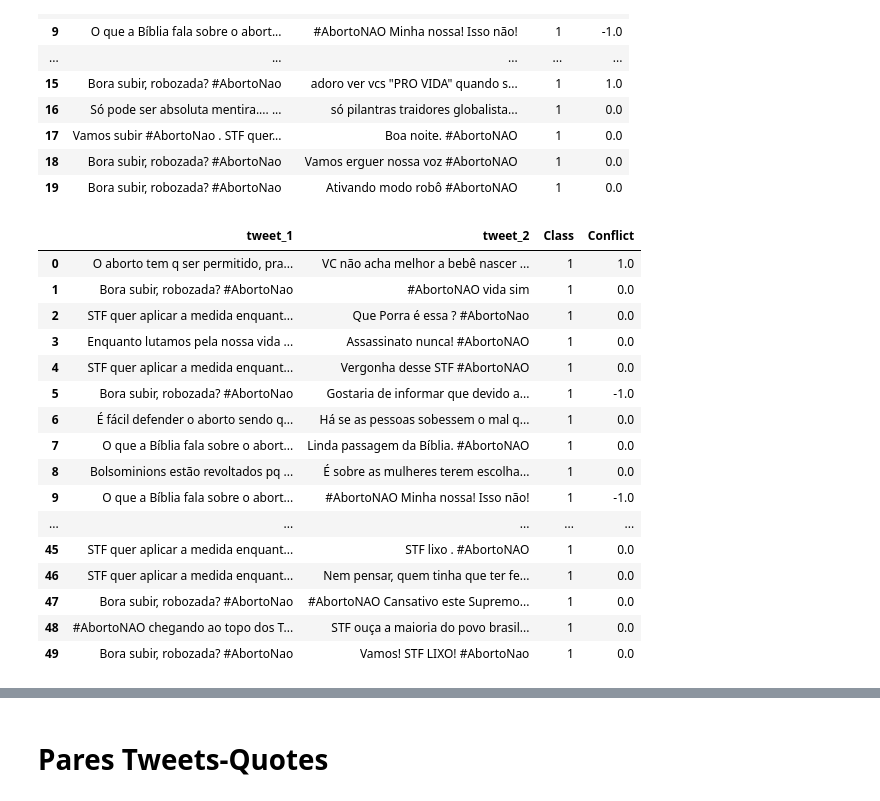
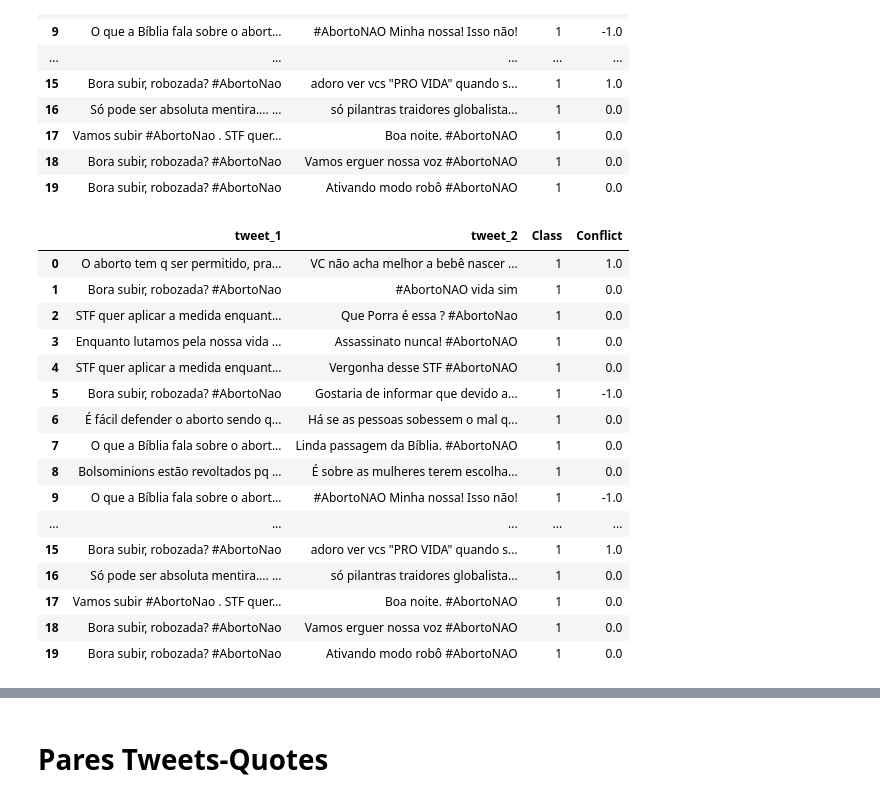
Before and after one commit to caiocardosost/RiftSense, a Jupyter notebook: notebooks/Dataset/tabela_de_contingencia/tabela_de_contingencia_aborto.ipynb, the cells around one changed output, grey strips where cells are left out. Saved outputs shown, nothing was run; the diff lists cells and outputs as text; code cells hidden in the pictures.

Commit message:
Update 'classificado','divergencias' and 'tabela_de_contingencia' notebook ('aborto' and 'mandetta')

```diff
--- a/notebooks/Dataset/tabela_de_contingencia/tabela_de_contingencia_aborto.ipynb
+++ b/notebooks/Dataset/tabela_de_contingencia/tabela_de_contingencia_aborto.ipynb
@@ -96,25 +96,25 @@ df_caio.head(20)
 | 18 | Bora subir, robozada? #AbortoNao | Vamos erguer nossa voz #AbortoNAO | 1 | 0.0 |
 | 19 | Bora subir, robozada? #AbortoNao | Ativando modo robô #AbortoNAO | 1 | 0.0 |
 # %%
-df_victor.head(50)
+df_victor.head(20)
 # %% [output]
 |  | tweet_1 | tweet_2 | Class | Conflict |
 | 0 | O aborto tem q ser permitido, pra... | VC não acha melhor a bebê nascer ... | 1 | 1.0 |
 | 1 | Bora subir, robozada? #AbortoNao | #AbortoNAO vida sim | 1 | 0.0 |
 | 2 | STF quer aplicar a medida enquant... | Que Porra é essa ? #AbortoNao | 1 | 0.0 |
 | 3 | Enquanto lutamos pela nossa vida ... | Assassinato nunca! #AbortoNAO | 1 | 0.0 |
 | 4 | STF quer aplicar a medida enquant... | Vergonha desse STF #AbortoNAO | 1 | 0.0 |
 | 5 | Bora subir, robozada? #AbortoNao | Gostaria de informar que devido a... | 1 | -1.0 |
 | 6 | É fácil defender o aborto sendo q... | Há se as pessoas sobessem o mal q... | 1 | 0.0 |
 | 7 | O que a Bíblia fala sobre o abort... | Linda passagem da Bíblia. #AbortoNAO | 1 | 0.0 |
 | 8 | Bolsominions estão revoltados pq ... | É sobre as mulheres terem escolha... | 1 | 0.0 |
 | 9 | O que a Bíblia fala sobre o abort... | #AbortoNAO Minha nossa! Isso não! | 1 | -1.0 |
 | ... | ... | ... | ... | ... |
-| 45 | STF quer aplicar a medida enquant... | STF lixo . #AbortoNAO | 1 | 0.0 |
-| 46 | STF quer aplicar a medida enquant... | Nem pensar, quem tinha que ter fe... | 1 | 0.0 |
-| 47 | Bora subir, robozada? #AbortoNao | #AbortoNAO Cansativo este Supremo... | 1 | 0.0 |
-| 48 | #AbortoNAO chegando ao topo dos T... | STF ouça a maioria do povo brasil... | 1 | 0.0 |
-| 49 | Bora subir, robozada? #AbortoNao | Vamos! STF LIXO! #AbortoNao | 1 | 0.0 |
+| 15 | Bora subir, robozada? #AbortoNao | adoro ver vcs "PRO VIDA" quando s... | 1 | 1.0 |
+| 16 | Só pode ser absoluta mentira.... ... | só pilantras traidores globalista... | 1 | 0.0 |
+| 17 | Vamos subir #AbortoNao . STF quer... | Boa noite. #AbortoNAO | 1 | 0.0 |
+| 18 | Bora subir, robozada? #AbortoNao | Vamos erguer nossa voz #AbortoNAO | 1 | 0.0 |
+| 19 | Bora subir, robozada? #AbortoNao | Ativando modo robô #AbortoNAO | 1 | 0.0 |
 # %%
 confusion = np.zeros((3,3))
 
```
Also changed, not shown: parts of 17 cells of this notebook, 4 other files.
